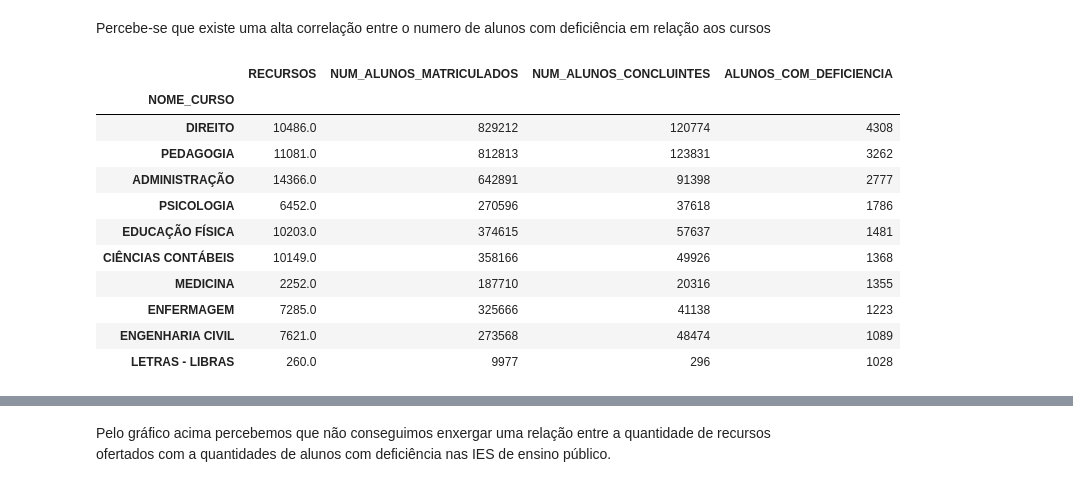
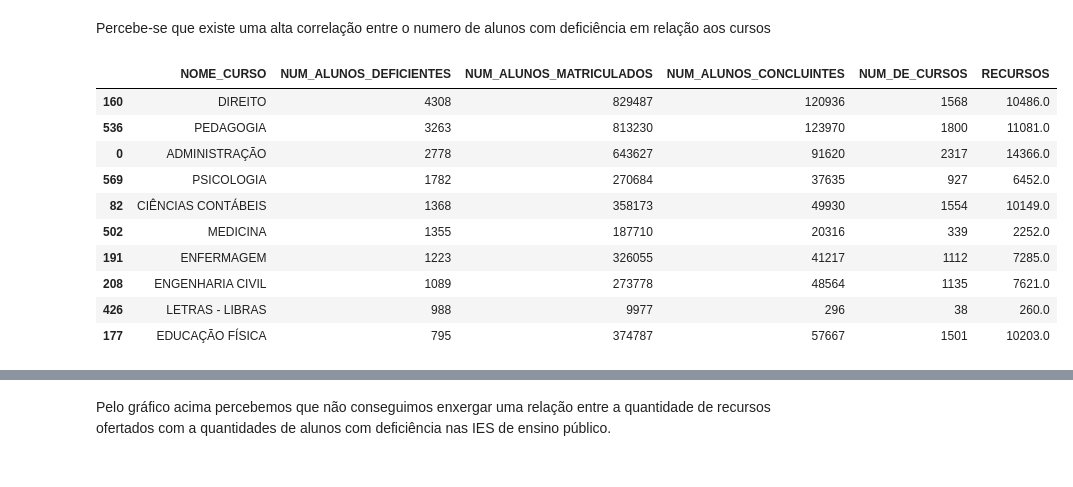
Before and after one commit to roxacarv/edulearn, a Jupyter notebook: Edulearn.ipynb, the cells around one changed output, grey strips where cells are left out. Saved outputs shown, nothing was run; the diff lists cells and outputs as text; code cells hidden in the pictures.

```diff
--- a/Edulearn.ipynb
+++ b/Edulearn.ipynb
@@ -1174,0 +1210,6 @@ KeyError: ignored
+# %%
+df_recursos = df_curso[['NOME_CURSO', 'RECURSOS']]
+df_recursos = df_recursos.groupby('NOME_CURSO').sum().reset_index()
+df_recurso_curso = pd.merge(df_curso_deficiencia, df_recursos, how='inner', on='NOME_CURSO')
+df_recurso_curso = df_recurso_curso.drop(['AREA_FORMACAO'], axis=1)
+df_recurso_curso
@@ -1183,20 +1239,19 @@ df_recurso_curso.corr()
 # %% [markdown]
 Percebe-se que existe uma alta correlação entre o numero de alunos com deficiência em relação aos cursos
 # %%
-df_recurso_curso = df_recurso_curso.sort_values('ALUNOS_COM_DEFICIENCIA', ascending=False)
+df_recurso_curso = df_recurso_curso.sort_values('NUM_ALUNOS_DEFICIENTES', ascending=False)
 top10 = df_recurso_curso.head(10)
 top10
 # %% [output]
-|  | RECURSOS | NUM_ALUNOS_MATRICULADOS | NUM_ALUNOS_CONCLUINTES | ALUNOS_COM_DEFICIENCIA |
-| NOME_CURSO |  |  |  |  |
-| DIREITO | 10486.0 | 829212 | 120774 | 4308 |
-| PEDAGOGIA | 11081.0 | 812813 | 123831 | 3262 |
-| ADMINISTRAÇÃO | 14366.0 | 642891 | 91398 | 2777 |
-| PSICOLOGIA | 6452.0 | 270596 | 37618 | 1786 |
-| EDUCAÇÃO FÍSICA | 10203.0 | 374615 | 57637 | 1481 |
-| CIÊNCIAS CONTÁBEIS | 10149.0 | 358166 | 49926 | 1368 |
-| MEDICINA | 2252.0 | 187710 | 20316 | 1355 |
-| ENFERMAGEM | 7285.0 | 325666 | 41138 | 1223 |
-| ENGENHARIA CIVIL | 7621.0 | 273568 | 48474 | 1089 |
-| LETRAS - LIBRAS | 260.0 | 9977 | 296 | 1028 |
+|  | NOME_CURSO | NUM_ALUNOS_DEFICIENTES | NUM_ALUNOS_MATRICULADOS | NUM_ALUNOS_CONCLUINTES | NUM_DE_CURSOS | RECURSOS |
+| 160 | DIREITO | 4308 | 829487 | 120936 | 1568 | 10486.0 |
+| 536 | PEDAGOGIA | 3263 | 813230 | 123970 | 1800 | 11081.0 |
+| 0 | ADMINISTRAÇÃO | 2778 | 643627 | 91620 | 2317 | 14366.0 |
+| 569 | PSICOLOGIA | 1782 | 270684 | 37635 | 927 | 6452.0 |
+| 82 | CIÊNCIAS CONTÁBEIS | 1368 | 358173 | 49930 | 1554 | 10149.0 |
+| 502 | MEDICINA | 1355 | 187710 | 20316 | 339 | 2252.0 |
+| 191 | ENFERMAGEM | 1223 | 326055 | 41217 | 1112 | 7285.0 |
+| 208 | ENGENHARIA CIVIL | 1089 | 273778 | 48564 | 1135 | 7621.0 |
+| 426 | LETRAS - LIBRAS | 988 | 9977 | 296 | 38 | 260.0 |
+| 177 | EDUCAÇÃO FÍSICA | 795 | 374787 | 57667 | 1501 | 10203.0 |
 # %%
```
Also changed, not shown: parts of 46 cells of this notebook.
